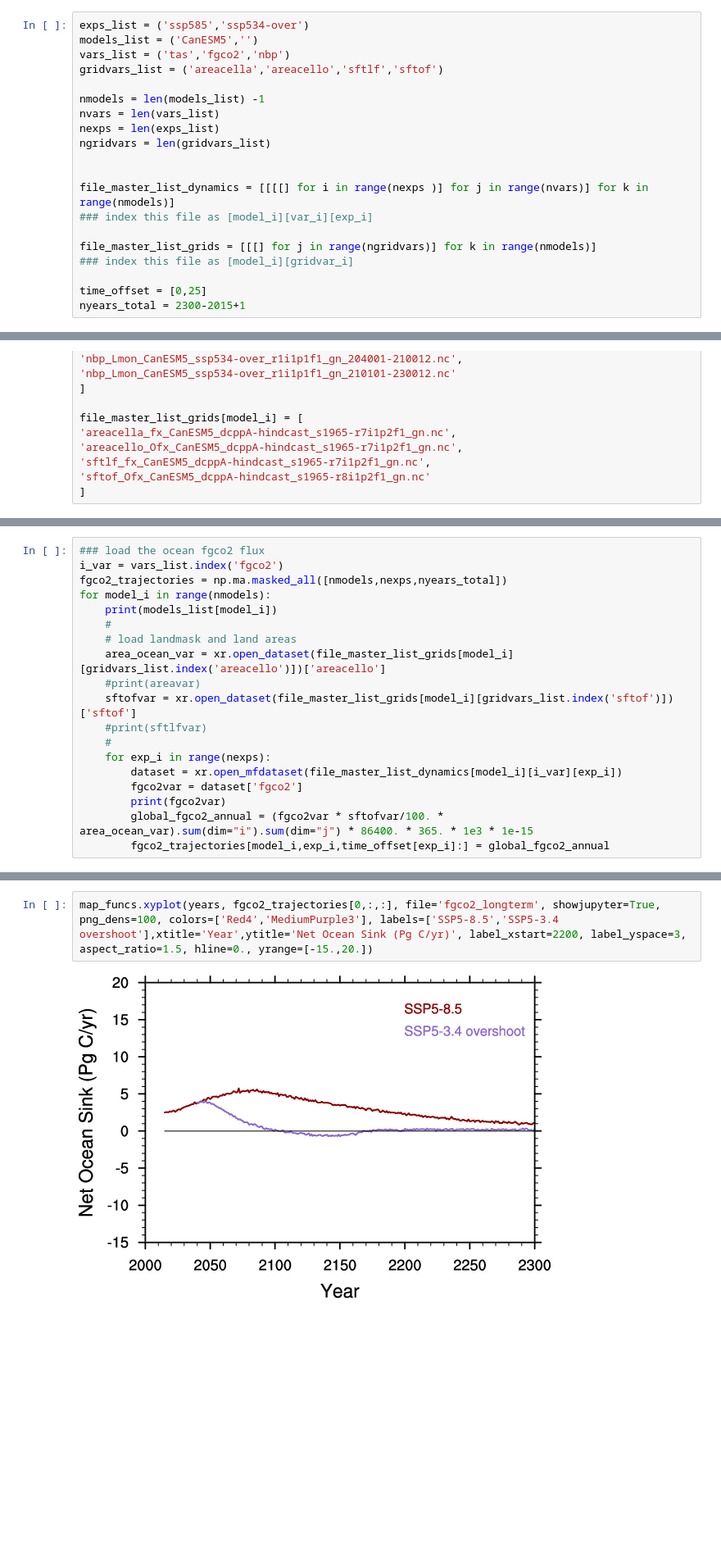
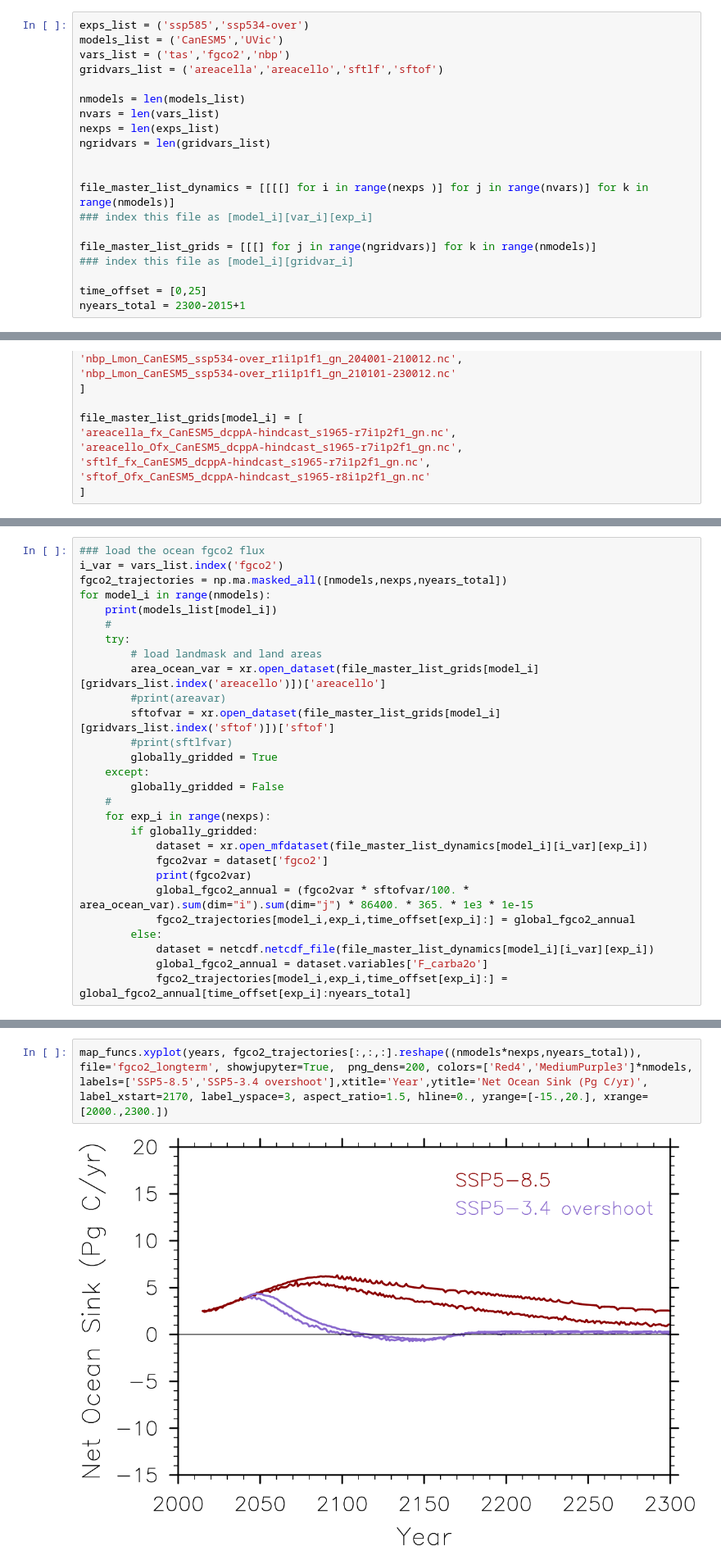
Before and after one commit to ckoven/longterm_carboncycle_three_ssps, a Jupyter notebook: longterm_carboncycle.ipynb, the cells around one changed output, grey strips where cells are left out. Shown at 82% size. Saved outputs shown, nothing was run; the diff lists cells and outputs as text; blank space fills up the shorter version.

```diff
--- a/longterm_carboncycle.ipynb
+++ b/longterm_carboncycle.ipynb
@@ -12,11 +13,11 @@ import geog_funcs
 1.6.1
 # %%
 exps_list = ('ssp585','ssp534-over')
-models_list = ('CanESM5','')
+models_list = ('CanESM5','UVic')
 vars_list = ('tas','fgco2','nbp')
 gridvars_list = ('areacella','areacello','sftlf','sftof')
 
-nmodels = len(models_list) -1
+nmodels = len(models_list)
 nvars = len(vars_list)
 nexps = len(exps_list)
 ngridvars = len(gridvars_list)
@@ -143,18 +208,27 @@ fgco2_trajectories = np.ma.masked_all([nmodels,nexps,nyears_total])
 for model_i in range(nmodels):
     print(models_list[model_i])
     #
-    # load landmask and land areas
-    area_ocean_var = xr.open_dataset(file_master_list_grids[model_i][gridvars_list.index('areacello')])['areacello']
-    #print(areavar)
-    sftofvar = xr.open_dataset(file_master_list_grids[model_i][gridvars_list.index('sftof')])['sftof']
-    #print(sftlfvar)
+    try:
+        # load landmask and land areas
+        area_ocean_var = xr.open_dataset(file_master_list_grids[model_i][gridvars_list.index('areacello')])['areacello']
+        #print(areavar)
+        sftofvar = xr.open_dataset(file_master_list_grids[model_i][gridvars_list.index('sftof')])['sftof']
+        #print(sftlfvar)
+        globally_gridded = True
+    except:
+        globally_gridded = False
     #
     for exp_i in range(nexps):
-        dataset = xr.open_mfdataset(file_master_list_dynamics[model_i][i_var][exp_i])
-        fgco2var = dataset['fgco2']
-        print(fgco2var)
-        global_fgco2_annual = (fgco2var * sftofvar/100. * area_ocean_var).sum(dim="i").sum(dim="j") * 86400. * 365. * 1e3 * 1e-15
-        fgco2_trajectories[model_i,exp_i,time_offset[exp_i]:] = global_fgco2_annual
+        if globally_gridded:
+            dataset = xr.open_mfdataset(file_master_list_dynamics[model_i][i_var][exp_i])
+            fgco2var = dataset['fgco2']
+            print(fgco2var)
+            global_fgco2_annual = (fgco2var * sftofvar/100. * area_ocean_var).sum(dim="i").sum(dim="j") * 86400. * 365. * 1e3 * 1e-15
+            fgco2_trajectories[model_i,exp_i,time_offset[exp_i]:] = global_fgco2_annual
+        else:
+            dataset = netcdf.netcdf_file(file_master_list_dynamics[model_i][i_var][exp_i])
+            global_fgco2_annual = dataset.variables['F_carba2o']
+            fgco2_trajectories[model_i,exp_i,time_offset[exp_i]:] = global_fgco2_annual[time_offset[exp_i]:nyears_total]
 # %% [output]
 CanESM5
 <xarray.DataArray 'fgco2' (time: 286, j: 291, i: 360)>
@@ -176,4 +283,4 @@ Attributes:
 # %%
-map_funcs.xyplot(years, fgco2_trajectories[0,:,:], file='fgco2_longterm', showjupyter=True,  png_dens=100, colors=['Red4','MediumPurple3'], labels=['SSP5-8.5','SSP5-3.4 overshoot'],xtitle='Year',ytitle='Net Ocean Sink (Pg C/yr)', label_xstart=2200, label_yspace=3, aspect_ratio=1.5, hline=0., yrange=[-15.,20.])
+map_funcs.xyplot(years, fgco2_trajectories[:,:,:].reshape((nmodels*nexps,nyears_total)), file='fgco2_longterm', showjupyter=True,  png_dens=200, colors=['Red4','MediumPurple3']*nmodels, labels=['SSP5-8.5','SSP5-3.4 overshoot'],xtitle='Year',ytitle='Net Ocean Sink (Pg C/yr)', label_xstart=2170, label_yspace=3, aspect_ratio=1.5, hline=0., yrange=[-15.,20.], xrange=[2000.,2300.])
 # %% [output]
-[figure, old version]
+[figure, new version]
```
Also changed, not shown: parts of 7 cells of this notebook, 2 other files.
